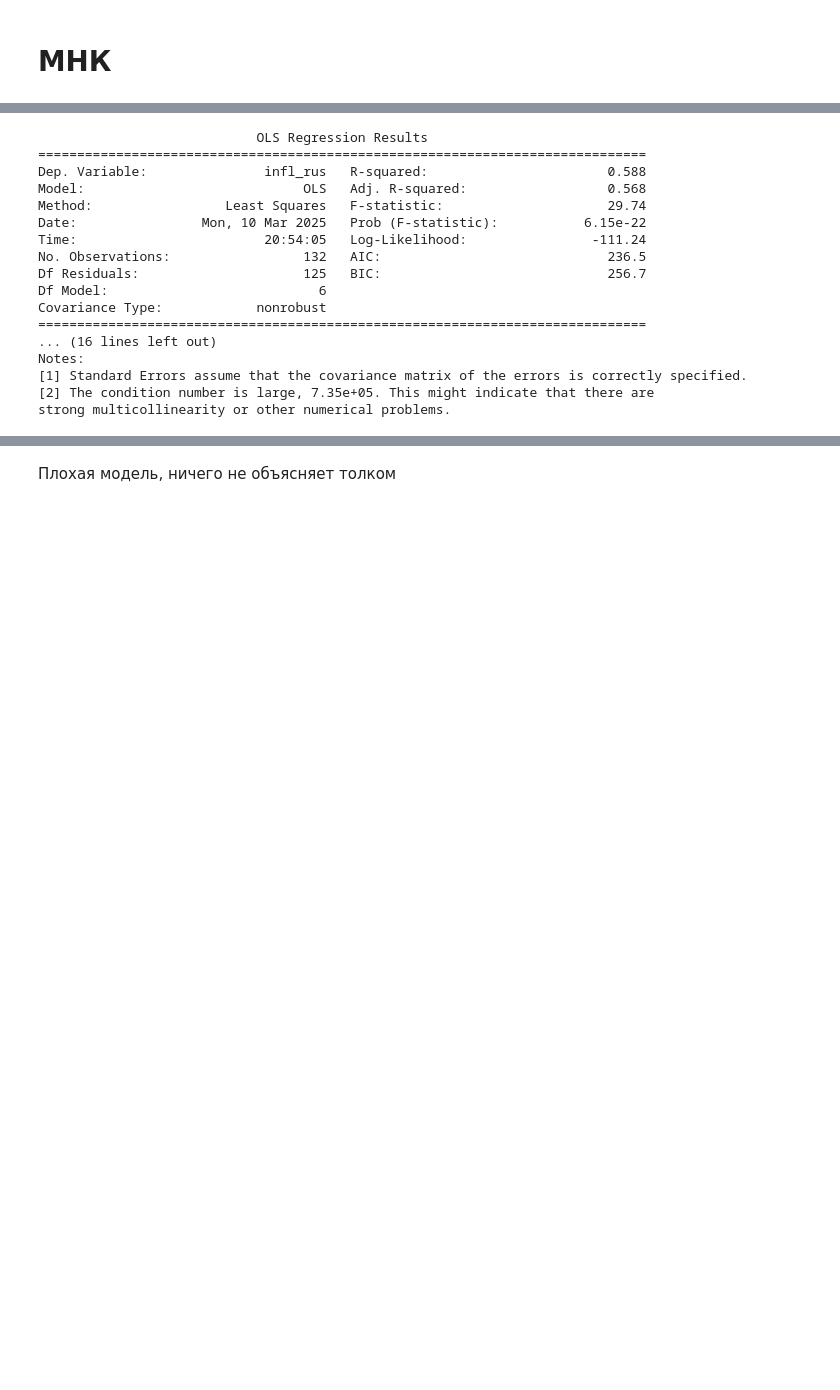
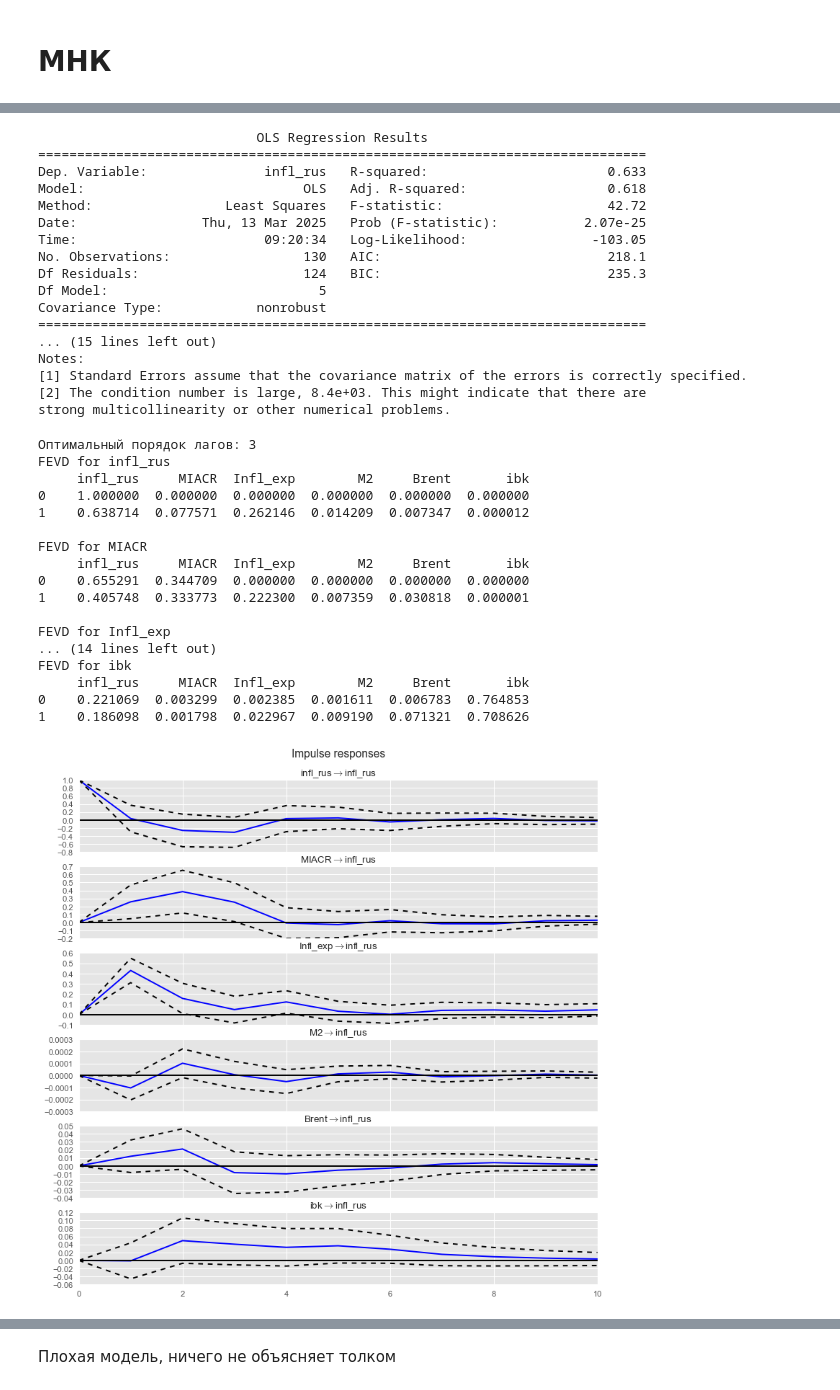
Before and after one commit to askarg/Diploma.-Inflation-model-using-PCA, a Jupyter notebook: PCA.ipynb, the cells around one changed output, grey strips where cells are left out. Cells and saved outputs as stored; diff of their text form; code cells hidden in the pictures; blank space fills up the shorter version.

Commit message:
add_models

```diff
--- a/PCA.ipynb
+++ b/PCA.ipynb
@@ -126,7 +218,5 @@ Brent влияет на инфляцию со значением 2.28%
 # %%
-# Пример данных
-df = pd.read_csv('infl_rus.csv')
-df = df.iloc[:, 2:]
+df = stationary_df.dropna().copy()
 
 # Отделяем целевую переменную (инфляция) и признаки
 X = df.drop(columns=["infl_rus"])  # Признаки
@@ -144,18 +234,58 @@ print(results.summary())
 # %% [output]
                             OLS Regression Results
 ==============================================================================
-Dep. Variable:               infl_rus   R-squared:                       0.588
-Model:                            OLS   Adj. R-squared:                  0.568
-Method:                 Least Squares   F-statistic:                     29.74
-Date:                Mon, 10 Mar 2025   Prob (F-statistic):           6.15e-22
-Time:                        20:54:05   Log-Likelihood:                -111.24
-No. Observations:                 132   AIC:                             236.5
-Df Residuals:                     125   BIC:                             256.7
-Df Model:                           6
+Dep. Variable:               infl_rus   R-squared:                       0.633
+Model:                            OLS   Adj. R-squared:                  0.618
+Method:                 Least Squares   F-statistic:                     42.72
+Date:                Thu, 13 Mar 2025   Prob (F-statistic):           2.07e-25
+Time:                        09:20:34   Log-Likelihood:                -103.05
+No. Observations:                 130   AIC:                             218.1
+Df Residuals:                     124   BIC:                             235.3
+Df Model:                           5
 Covariance Type:            nonrobust
 ==============================================================================
-... (16 lines left out)
+... (15 lines left out)
 Notes:
 [1] Standard Errors assume that the covariance matrix of the errors is correctly specified.
-[2] The condition number is large, 7.35e+05. This might indicate that there are
+[2] The condition number is large, 8.4e+03. This might indicate that there are
 strong multicollinearity or other numerical problems.
+# %%
+from statsmodels.tsa.api import VAR
+
+model = VAR(df)
+
+# Выбор оптимального порядка лагов
+lag_order = model.select_order(maxlags=5)
+print("Оптимальный порядок лагов:", lag_order.aic)
+
+# Подгонка модели с выбранным порядком лагов
+results = model.fit(maxlags=lag_order.aic, ic='aic')
+
+# Анализ импульсных откликов
+irf = results.irf(10)
+irf.plot(response='infl_rus')
+
+# Доля дисперсии инфляции
+fevd = results.fevd(2)
+fevd.summary()
+fevd.plot()
+plt.show()
+# %% [output]
+Оптимальный порядок лагов: 3
+FEVD for infl_rus
+     infl_rus     MIACR  Infl_exp        M2     Brent       ibk
+0    1.000000  0.000000  0.000000  0.000000  0.000000  0.000000
+1    0.638714  0.077571  0.262146  0.014209  0.007347  0.000012
+
+FEVD for MIACR
+     infl_rus     MIACR  Infl_exp        M2     Brent       ibk
+0    0.655291  0.344709  0.000000  0.000000  0.000000  0.000000
+1    0.405748  0.333773  0.222300  0.007359  0.030818  0.000001
+
+FEVD for Infl_exp
+... (14 lines left out)
+FEVD for ibk
+     infl_rus     MIACR  Infl_exp        M2     Brent       ibk
+0    0.221069  0.003299  0.002385  0.001611  0.006783  0.764853
+1    0.186098  0.001798  0.022967  0.009190  0.071321  0.708626
+[figure, added]
```
Also changed, not shown: parts of 9 cells of this notebook, 8 other files.
